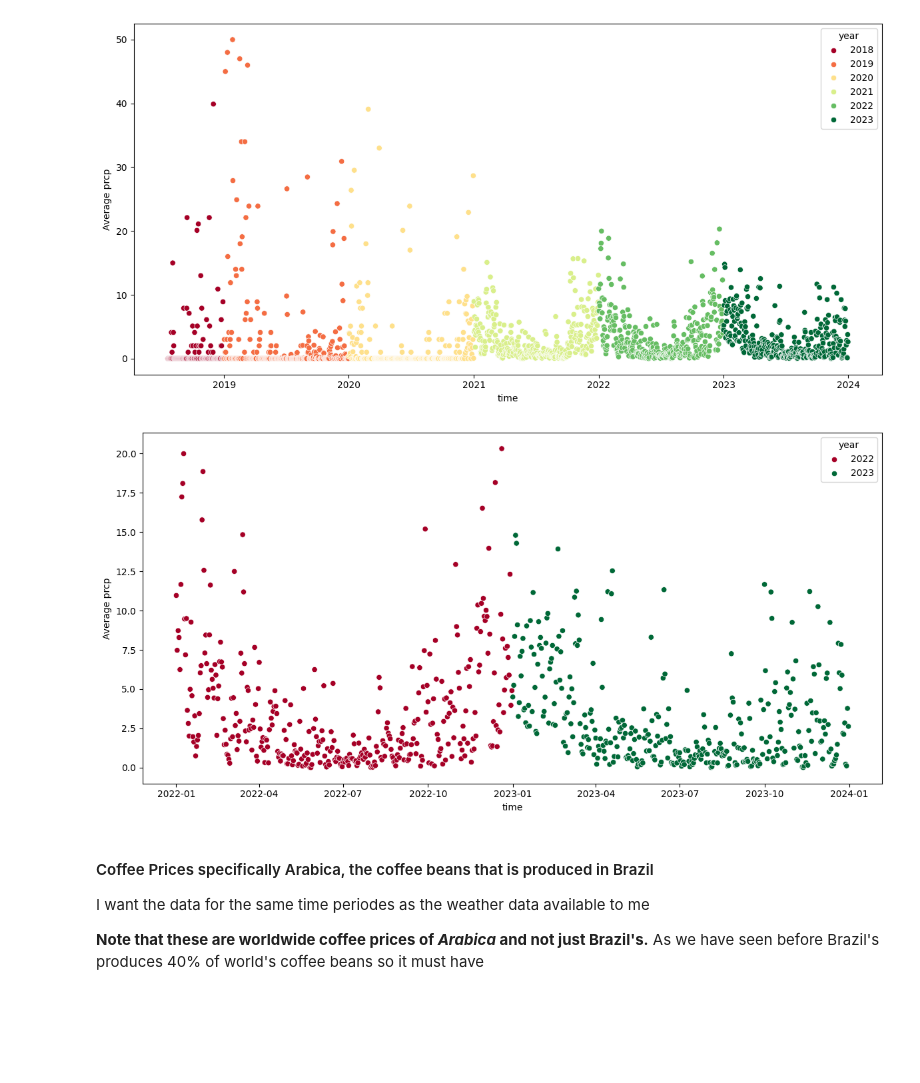
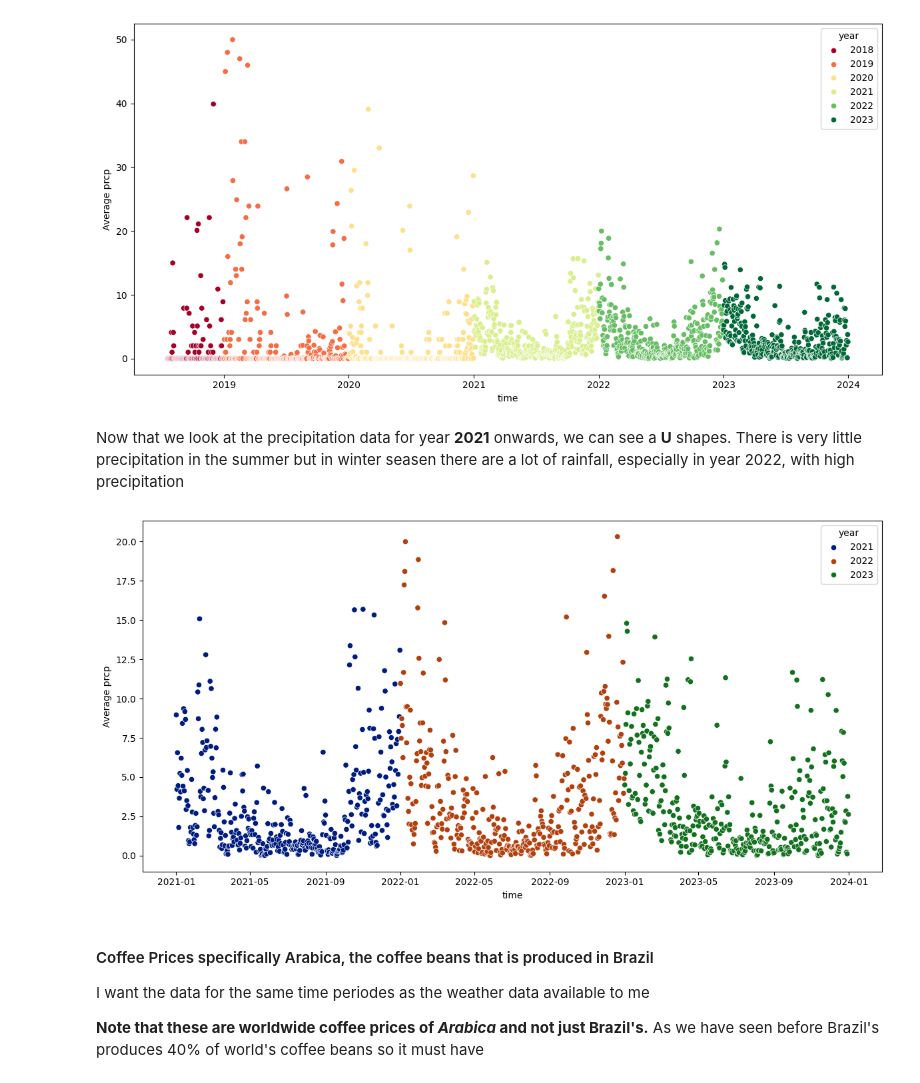
Before and after one commit to maseehfaizan/Project_code, a Jupyter notebook: Master.ipynb, the cells around one changed output. Saved outputs shown, nothing was run; the diff lists cells and outputs as text; code cells hidden in the pictures; blank space fills up the shorter version.

Commit message:
Showing multiple plots to check for correlations

```diff
--- a/Master.ipynb
+++ b/Master.ipynb
@@ -63,7 +63,7 @@ city.head()
 
 I have daily weather data starting from **2019** unitl end of **2023** from the closest stations where data is available in these regions/citites.
 # %%
-start = datetime(2015, 1, 1)
+start = datetime(2018, 1, 1)
 end = datetime(2023, 12, 31)
 #empty dataframe
 wdata = pd.DataFrame()
@@ -215,19 +216,21 @@ Try using .loc[row_indexer,col_indexer] = value instead
 
 See the caveats in the documentation: https://pandas.pydata.org/pandas-docs/stable/user_guide/indexing.html#returning-a-view-versus-a-copy
 [figure]
+# %% [markdown]
+Now that we look at the precipitation data for year **2021** onwards, we can see a **U** shapes. There is very little precipitation in the summer but in winter seasen there are a lot of rainfall, especially in year 2022, with high precipitation
 # %%
-newprcp_df = prcp_df[prcp_df['year']>2021]
+newprcp_df = prcp_df[prcp_df['year']>=2021]
 
 fig, axs = plt.subplots(figsize=(12, 6))
 
 
-sns.scatterplot(data=newprcp_df, x='time', y='Average prcp',hue='year', ax=axs,palette='RdYlGn')
+sns.scatterplot(data=newprcp_df, x='time', y='Average prcp',hue='year', ax=axs,palette='dark')
 
 # Adjust layout
 plt.tight_layout()
 plt.show()
 # %% [output]
-[figure, old version]
+[figure, new version]
 # %% [markdown]
 #### Coffee Prices specifically Arabica, the coffee beans that is produced in Brazil
 
```
Also changed, not shown: parts of 9 cells of this notebook.
